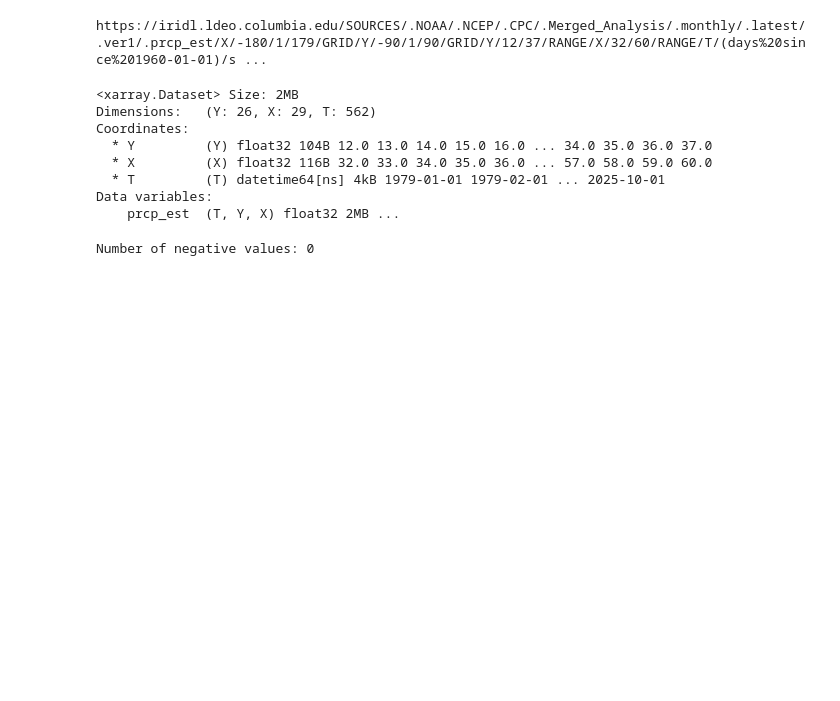
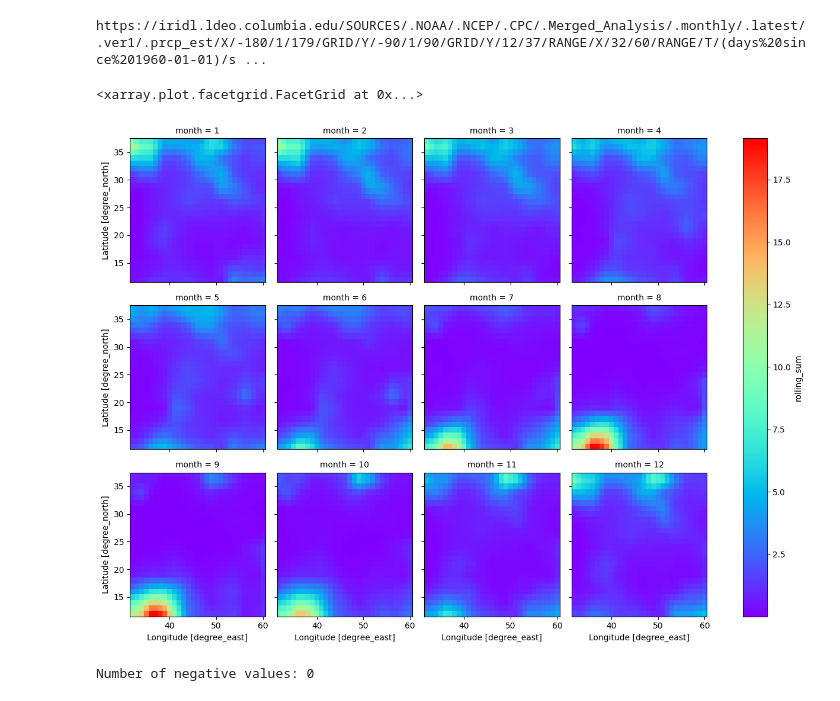
Before and after one commit to emileDesmaili/KAUSTgithub, a Jupyter notebook: SPI3_CMAP_1x1.ipynb, the cells around one changed output. Drawn from its saved outputs; the diff is of its cells as text; code cells hidden in the pictures; blank space fills up the shorter version.

```diff
--- a/SPI3_CMAP_1x1.ipynb
+++ b/SPI3_CMAP_1x1.ipynb
@@ -19,17 +19,13 @@ new_dates = pd.to_datetime(cmap['T'].values, format="%d-%m-%Y").strftime("01-%m-
 cmap['T'] = pd.to_datetime(new_dates, format="%d-%m-%Y")
 # %% [output]
 https://iridl.ldeo.columbia.edu/SOURCES/.NOAA/.NCEP/.CPC/.Merged_Analysis/.monthly/.latest/.ver1/.prcp_est/X/-180/1/179/GRID/Y/-90/1/90/GRID/Y/12/37/RANGE/X/32/60/RANGE/T/(days%20since%201960-01-01)/s ...
-# %%
-cmap
-# %% [output]
-<xarray.Dataset> Size: 2MB
-Dimensions:   (Y: 26, X: 29, T: 562)
-Coordinates:
-  * Y         (Y) float32 104B 12.0 13.0 14.0 15.0 16.0 ... 34.0 35.0 36.0 37.0
-  * X         (X) float32 116B 32.0 33.0 34.0 35.0 36.0 ... 57.0 58.0 59.0 60.0
-  * T         (T) datetime64[ns] 4kB 1979-01-01 1979-02-01 ... 2025-10-01
-Data variables:
-    prcp_est  (T, Y, X) float32 2MB ...
+# %%
+#plot monthly mean precip
+cmap_monthly = cmap['rolling_sum'].groupby('T.month').mean('T')
+cmap_monthly.plot(col='month', col_wrap=4, cmap='rainbow')
+# %% [output]
+<xarray.plot.facetgrid.FacetGrid at 0x...>
+[figure, added]
 # %%
 #create variable that is the rolling sum of the next 3 months
 cmap['rolling_sum'] = cmap['prcp_est'] + cmap['prcp_est'].shift(T=1) + cmap['prcp_est'].shift(T=2)
```
Also changed, not shown: 8 other files.
